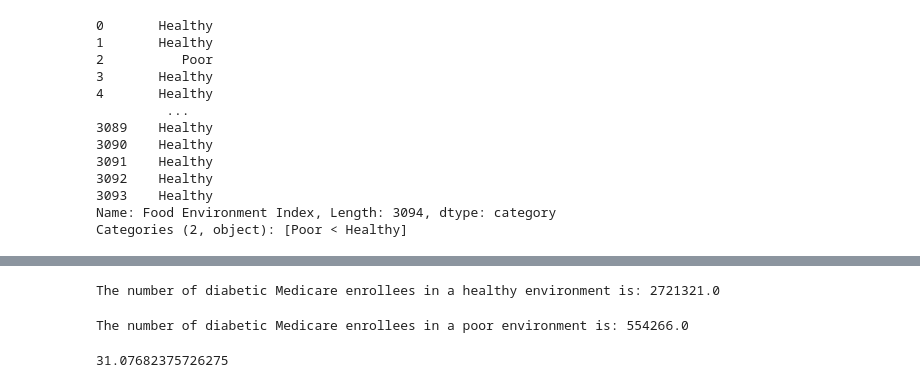
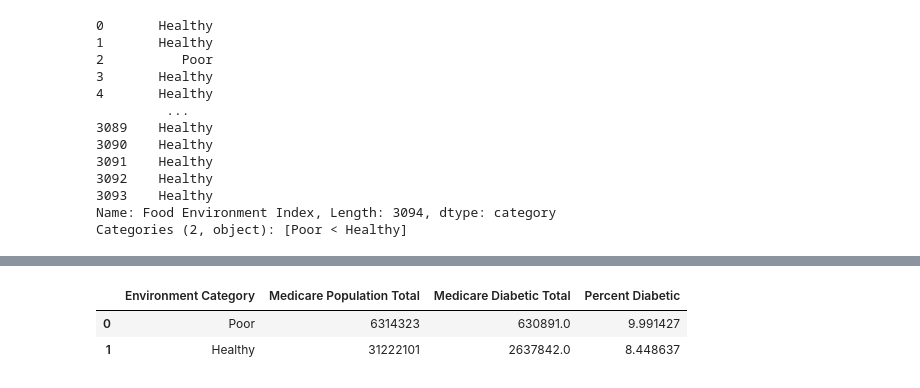
Before and after one commit to Ssimoes48/Food-Deserts-Analysis, a Jupyter notebook: Pie Plots-Copy1.ipynb, the cells around one changed output, grey strips where cells are left out. Cells and saved outputs as stored; diff of their text form; code cells hidden in the pictures.

```diff
--- a/Pie Plots-Copy1.ipynb
+++ b/Pie Plots-Copy1.ipynb
@@ -33,6 +33,5 @@ combined_med_df
 3094 rows × 34 columns
 # %%
 #Convert "Original Medicare to String
-try:
-    combined_med_df[["Original Medicare"]]=combined_med_df[["Original Medicare"]].apply(pd.to_numeric)
-except ValueError
+
+combined_med_df[["Original Medicare"]]=combined_med_df[["Original Medicare"]].apply(pd.to_numeric)
@@ -146,7 +126,5 @@ diabetics_sum = combined_med_df.groupby("Environment Category")["# Diabetics"].s
 # %%
 #Create dataframe to hold data
 popsum_byenv_df = pd.DataFrame(
-    {"Population Total": population_sum,
-    "Diabetics Total": diabetics_sum})
-
-popsum_byenv_df
+    {"Medicare Population Total": population_sum,
+    "Medicare Diabetic Total": diabetics_sum})
@@ -174,12 +130,0 @@ The number of diabetic Medicare enrollees is: 3275587.0
-# %%
-#Sum: healthy environment diabetes
-dia_health_sum=healthy_env["# Diabetics"].sum()
-print("The number of diabetic Medicare enrollees in a healthy environment is: " + str(dia_health_sum))
-# %% [output]
-The number of diabetic Medicare enrollees in a healthy environment is: 2721321.0
-# %%
-#Sum: poor environment diabetes
-dia_poor_sum=poor_env["# Diabetics"].sum()
-print("The number of diabetic Medicare enrollees in a poor environment is: " + str(dia_poor_sum))
-# %% [output]
-The number of diabetic Medicare enrollees in a poor environment is: 554266.0
@@ -188,6 +130,0 @@ The number of diabetic Medicare enrollees in a poor environment is: 554266.0
-# %%
-# #Sum: total diabetes for nation, healthy environment, and poor environment
-dia_nation_sum=combined_df["% Obese"].mean()
-dia_nation_sum
-# %% [output]
-31.07682375726275
@@ -195,0 +131,9 @@ dia_nation_sum
+# %%
+#Adding Percent Diabetic with Medicare
+popsum_byenv_df["Percent Diabetic"]=(popsum_byenv_df["Medicare Diabetic Total"]/popsum_byenv_df["Medicare Population Total"])*100
+percent_diabetic_df=popsum_byenv_df.reset_index()
+percent_diabetic_df
+# %% [output]
+|  | Environment Category | Medicare Population Total | Medicare Diabetic Total | Percent Diabetic |
+| 0 | Poor | 6314323 | 630891.0 | 9.991427 |
+| 1 | Healthy | 31222101 | 2637842.0 | 8.448637 |
```
Also changed, not shown: parts of 17 cells of this notebook.
